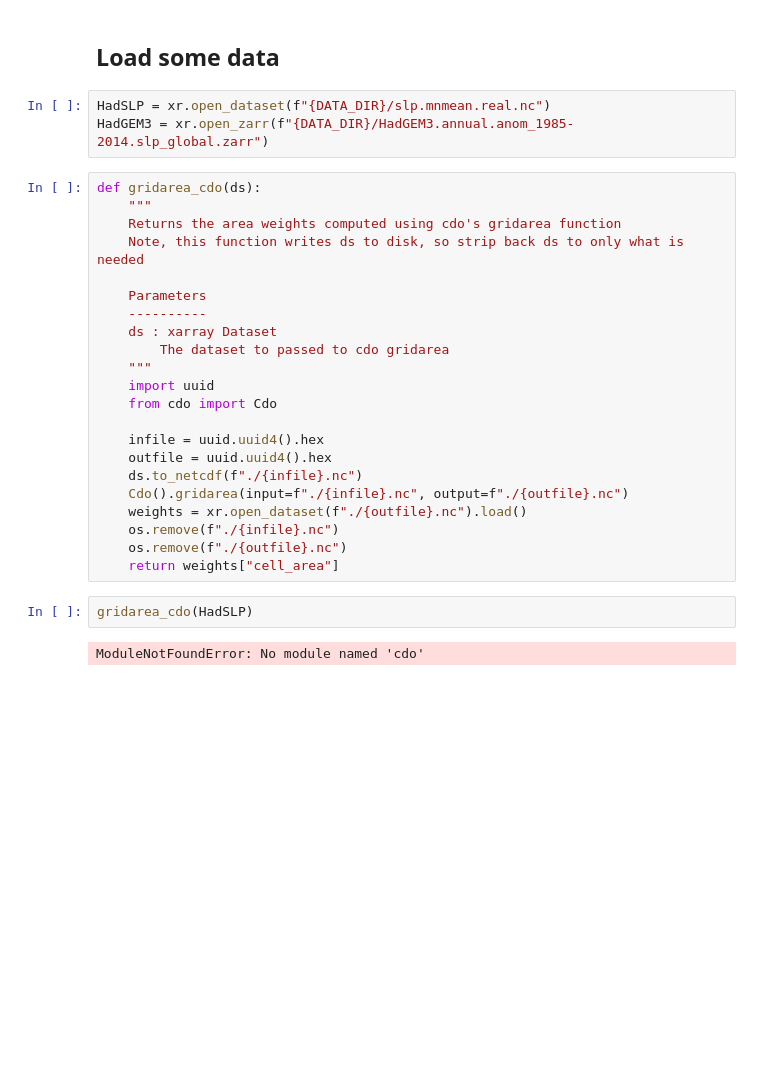
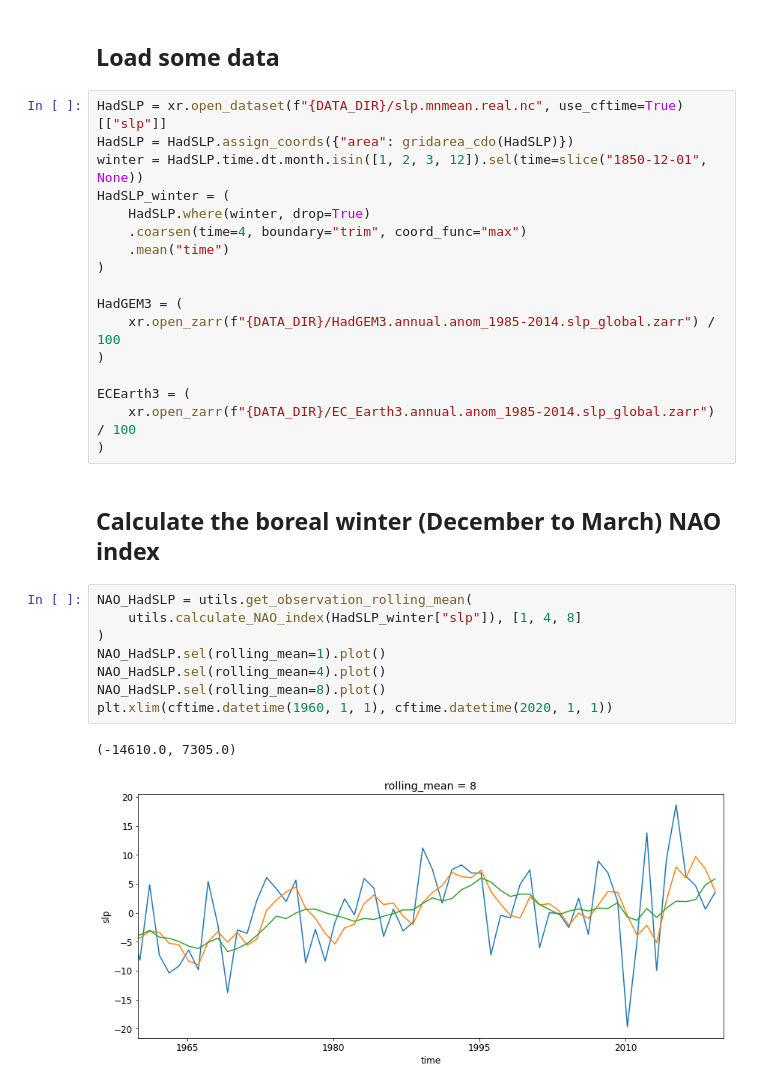
Before and after one commit to dougiesquire/Squire_2022_correlation, a Jupyter notebook: notebooks/exploratory/model_nao.ipynb, the cells around one changed output. Saved outputs shown, nothing was run; the diff lists cells and outputs as text; blank space fills up the shorter version.

```diff
--- a/notebooks/exploratory/model_nao.ipynb
+++ b/notebooks/exploratory/model_nao.ipynb
@@ -25,32 +23,33 @@ matplotlib.rcParams["font.size"] = 12
 # %% [markdown]
 ## Load some data
 # %%
-HadSLP = xr.open_dataset(f"{DATA_DIR}/slp.mnmean.real.nc")
-HadGEM3 = xr.open_zarr(f"{DATA_DIR}/HadGEM3.annual.anom_1985-2014.slp_global.zarr")
+HadSLP = xr.open_dataset(f"{DATA_DIR}/slp.mnmean.real.nc", use_cftime=True)[["slp"]]
+HadSLP = HadSLP.assign_coords({"area": gridarea_cdo(HadSLP)})
+winter = HadSLP.time.dt.month.isin([1, 2, 3, 12]).sel(time=slice("1850-12-01", None))
+HadSLP_winter = (
+    HadSLP.where(winter, drop=True)
+    .coarsen(time=4, boundary="trim", coord_func="max")
+    .mean("time")
+)
+
+HadGEM3 = (
+    xr.open_zarr(f"{DATA_DIR}/HadGEM3.annual.anom_1985-2014.slp_global.zarr") / 100
+)
+
+ECEarth3 = (
+    xr.open_zarr(f"{DATA_DIR}/EC_Earth3.annual.anom_1985-2014.slp_global.zarr") / 100
+)
-# %%
-def gridarea_cdo(ds):
-    """
-    Returns the area weights computed using cdo's gridarea function
-    Note, this function writes ds to disk, so strip back ds to only what is needed
-
-    Parameters
-    ----------
-    ds : xarray Dataset
-        The dataset to passed to cdo gridarea
-    """
-    import uuid
-    from cdo import Cdo
-
-    infile = uuid.uuid4().hex
-    outfile = uuid.uuid4().hex
-    ds.to_netcdf(f"./{infile}.nc")
-    Cdo().gridarea(input=f"./{infile}.nc", output=f"./{outfile}.nc")
-    weights = xr.open_dataset(f"./{outfile}.nc").load()
-    os.remove(f"./{infile}.nc")
-    os.remove(f"./{outfile}.nc")
-    return weights["cell_area"]
-# %%
-gridarea_cdo(HadSLP)
-# %% [output]
-ModuleNotFoundError: No module named 'cdo'
+# %% [markdown]
+## Calculate the boreal winter (December to March) NAO index
+# %%
+NAO_HadSLP = utils.get_observation_rolling_mean(
+    utils.calculate_NAO_index(HadSLP_winter["slp"]), [1, 4, 8]
+)
+NAO_HadSLP.sel(rolling_mean=1).plot()
+NAO_HadSLP.sel(rolling_mean=4).plot()
+NAO_HadSLP.sel(rolling_mean=8).plot()
+plt.xlim(cftime.datetime(1960, 1, 1), cftime.datetime(2020, 1, 1))
+# %% [output]
+(-14610.0, 7305.0)
+[figure, added]
 # %%
```
Also changed, not shown: parts of 8 cells of this notebook, 2 other files.
